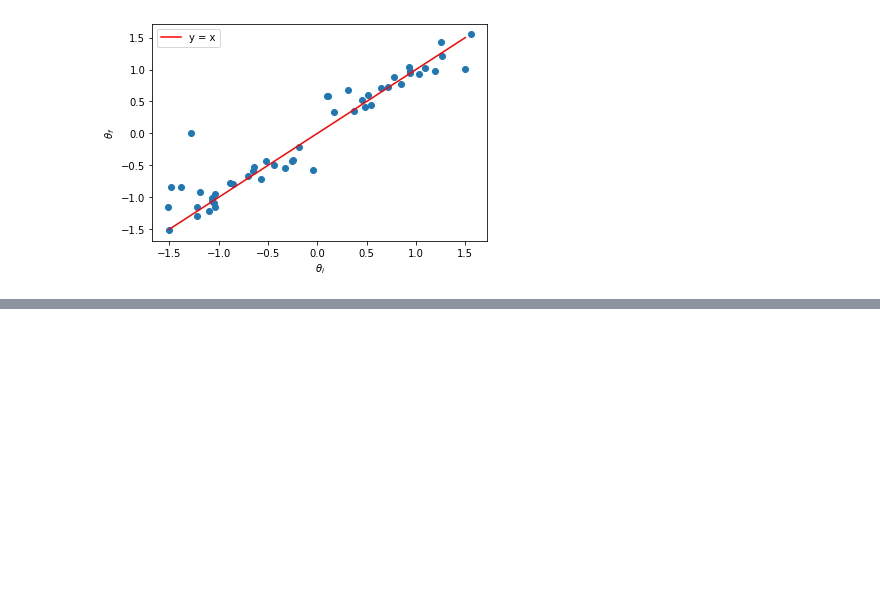
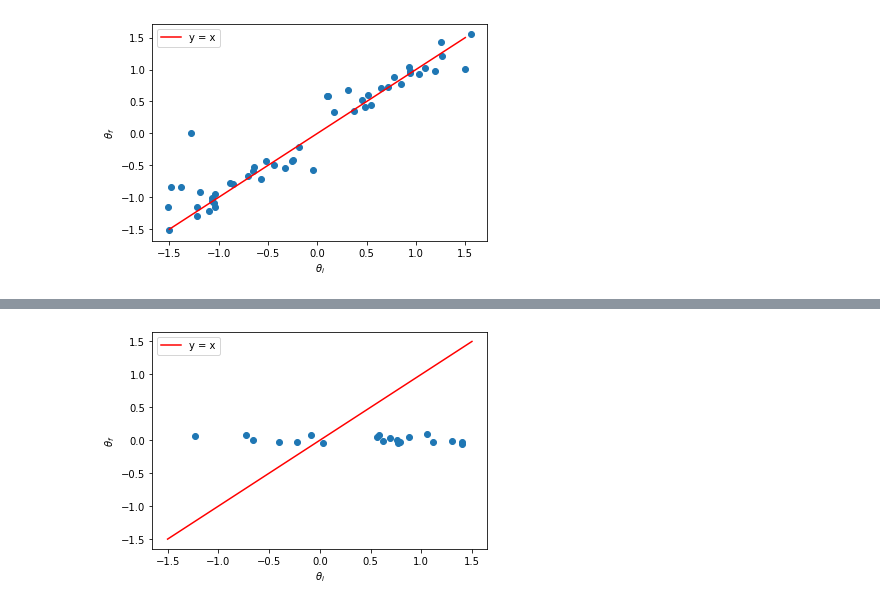
Before and after one commit to krishdesai7/SymmetryDiscovery, a Jupyter notebook: SymmetryGAN/O(2)stats.ipynb, the cells around one changed output, grey strips where cells are left out. Saved outputs shown, nothing was run; the diff lists cells and outputs as text; code cells hidden in the pictures; blank space fills up the shorter version.

```diff
--- a/SymmetryGAN/O(2)stats.ipynb
+++ b/SymmetryGAN/O(2)stats.ipynb
@@ -129,0 +135,11 @@ plt.show()
+# %%
+t_i = np.arctan(np.array(s_i)/np.array(c_i))
+t_f = np.arctan(np.array(s_f)/np.array(c_f))
+plt.scatter(t_i, t_f)
+plt.plot(np.linspace(-1.5, 1.5), np.linspace(-1.5, 1.5), 'r', label="y = x")
+plt.xlabel(r"$\theta_i$")
+plt.ylabel(r"$\theta_f$")
+plt.legend()
+plt.savefig("SO2asymmNumeric_theta.pdf")
+# %% [output]
+[figure, added]
```
Also changed, not shown: parts of 8 cells of this notebook, 12 other files.
